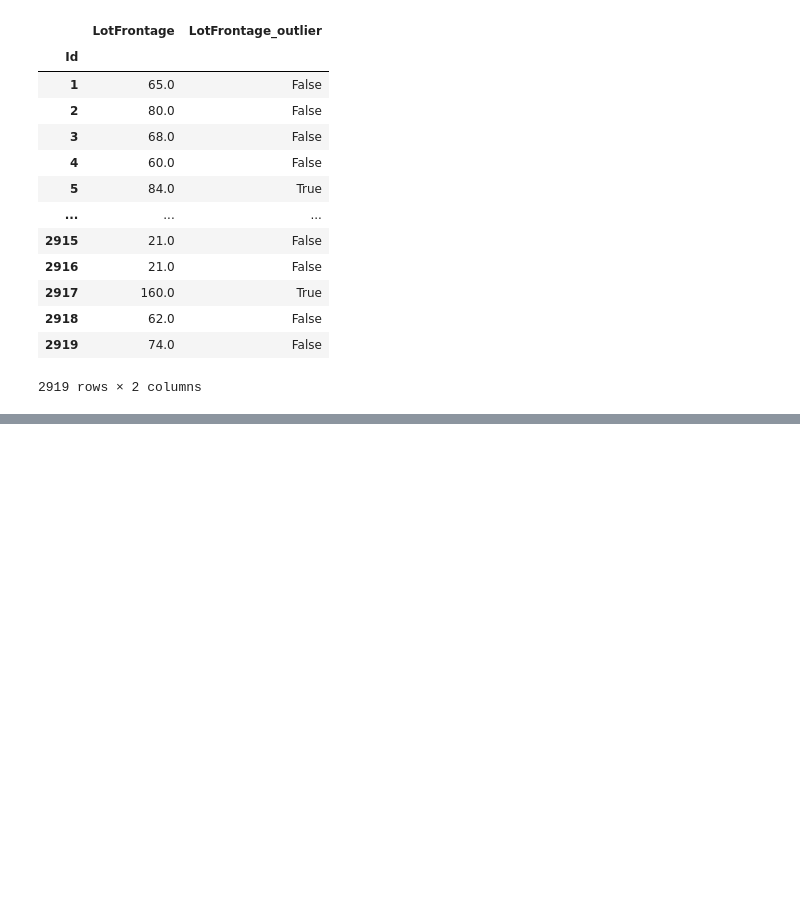
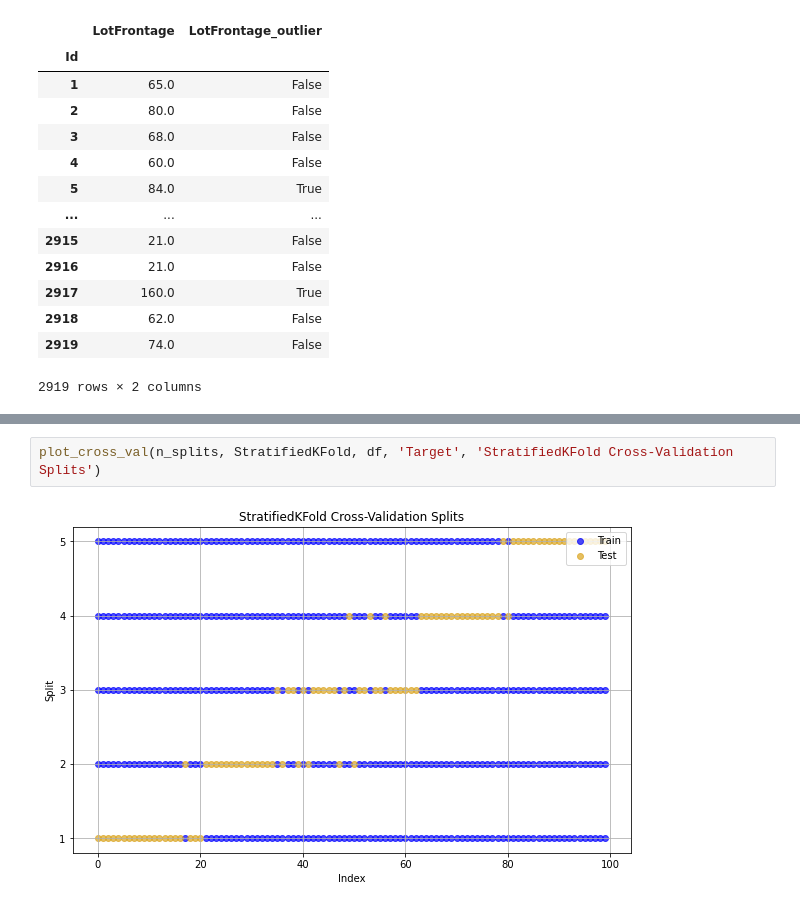
Before and after one commit to adriacb/MLTools, a Jupyter notebook: notebooks/1.EDA.ipynb, the cells around one changed output, grey strips where cells are left out. Saved outputs shown, nothing was run; the diff lists cells and outputs as text; blank space fills up the shorter version.

```diff
--- a/notebooks/1.EDA.ipynb
+++ b/notebooks/1.EDA.ipynb
@@ -53,0 +114,4 @@ fe.local_outlier_factor(
+# %%
+plot_cross_val(n_splits, StratifiedKFold, df, 'Target', 'StratifiedKFold Cross-Validation Splits')
+# %% [output]
+[figure, added]
```
Also changed, not shown: parts of 5 cells of this notebook, 1 other file.
